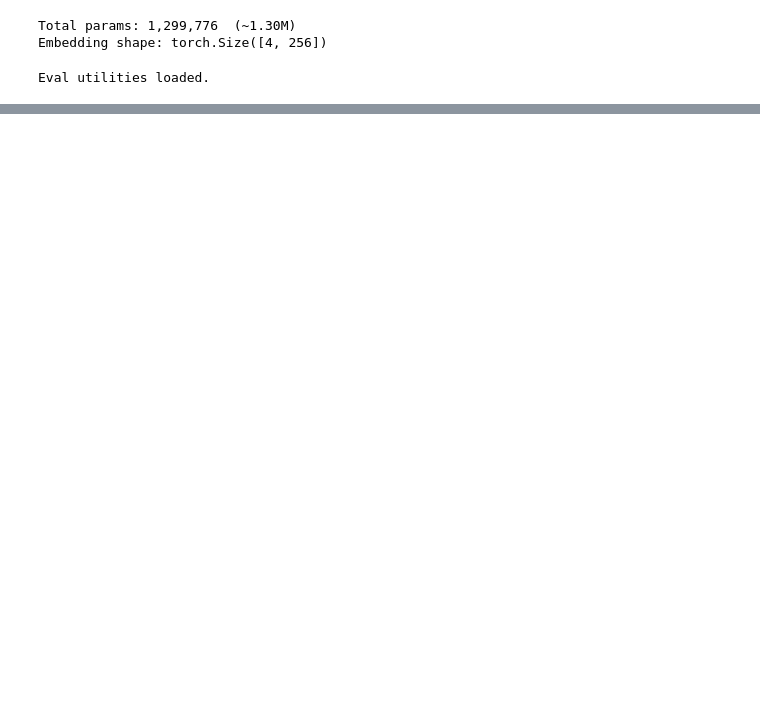
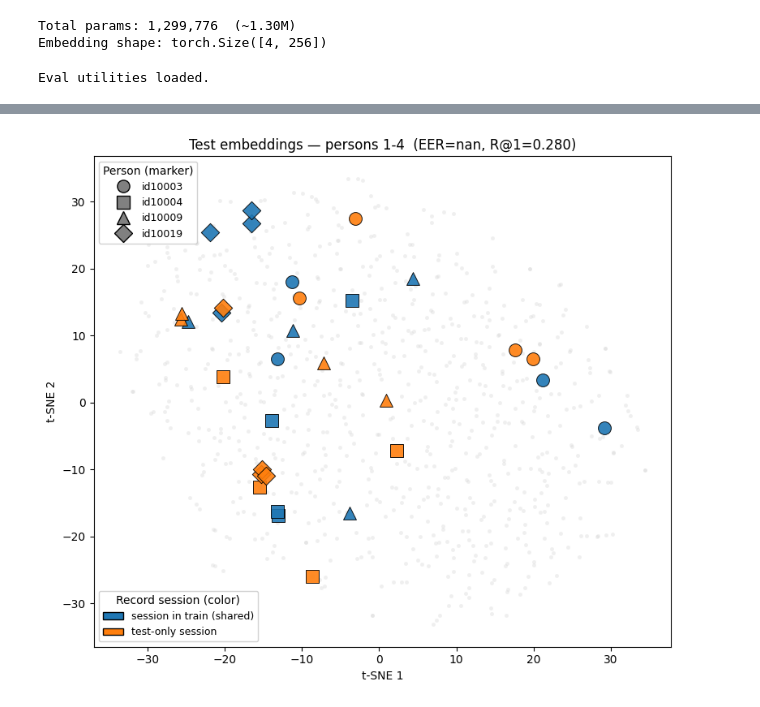
Before and after one commit to qphulong/snn_playground, a Jupyter notebook: training/be_ann_w_fingerprints/fingerprint_embedding_poc.ipynb, the cells around one changed output, grey strips where cells are left out. Cells and saved outputs as stored; diff of their text form; code cells hidden in the pictures; blank space fills up the shorter version.

```diff
--- a/training/be_ann_w_fingerprints/fingerprint_embedding_poc.ipynb
+++ b/training/be_ann_w_fingerprints/fingerprint_embedding_poc.ipynb
@@ -416,24 +427,86 @@ Final — R@1=1.000  R@5=1.000  EER=0.000  mAP=1.000
 # %%
-ckpt = torch.load(CHECKPOINT, map_location=DEVICE)
+import math
+from matplotlib.lines import Line2D
+from matplotlib.patches import Patch
+
+# ── Load the trained checkpoint ────────────────────────────────────────────────
+CKPT_PATH = "/kaggle/input/datasets/qphulong/snn-100person-vox1-fingerprints/best_model.pth"
+ckpt = torch.load(CKPT_PATH, map_location=DEVICE, weights_only=False)
 model.load_state_dict(ckpt["model"])
 
+# ── Record-session membership: is each test sample's (person, record) in train? ─
+_dev  = np.load(DEV_NPZ,  allow_pickle=True)
+_test = np.load(TEST_NPZ, allow_pickle=True)
+train_sessions = set(zip(_dev["person_ids"].tolist(), _dev["record_ids"].tolist()))
+rec_val = _test["record_ids"]
+assert np.array_equal(_test["person_ids"], pid_val), "TEST_NPZ order changed vs cell 2"
+in_train = np.array([(p, r) in train_sessions
+                     for p, r in zip(pid_val, rec_val)])   # (800,) bool
+print(f"Test samples: {len(in_train)}  |  session-in-train: {in_train.sum()}  "
+      f"test-only: {(~in_train).sum()}")
+
+# ── Encode all test embeddings (val_loader is shuffle=False → order preserved) ──
 q_emb, q_lbl = encode_all(val_loader, model)
+assert np.array_equal(q_lbl.numpy(), y_val), "embedding order misaligned with labels"
 emb_np = q_emb.numpy()
-lbl_np = q_lbl.numpy()
 
-tsne   = TSNE(n_components=2, perplexity=15, random_state=42, max_iter=1000)
-coords = tsne.fit_transform(emb_np)
+# ── Single global t-SNE → shared coordinates across all 25 images ───────────────
+perp   = min(30, len(emb_np) - 1)
+coords = TSNE(n_components=2, perplexity=perp, init="pca",
+              random_state=42, max_iter=1000).fit_transform(emb_np)
 
-colors = plt.cm.tab10(np.linspace(0, 1, NUM_CLASSES))
-fig, ax = plt.subplots(figsize=(8, 6))
-for ci, person in enumerate(all_persons):
-    mask = lbl_np == ci
-    ax.scatter(coords[mask, 0], coords[mask, 1],
-               c=[colors[ci]], label=person, s=70, alpha=0.85, edgecolors="none")
-ax.legend(fontsize=7, ncol=2, loc="best")
-ax.set(xlabel="t-SNE 1", ylabel="t-SNE 2",
-       title=f"t-SNE val embeddings — best model (Rank-1={ckpt['rank1']:.3f})")
-plt.tight_layout()
-plt.savefig(os.path.join(os.path.dirname(CHECKPOINT), "tsne.png"), dpi=120)
-plt.show()
+# ── Render 25 images, 4 persons each ────────────────────────────────────────────
+#   color  = record-session membership (blue = in train, orange = test-only)
+#   marker = person within the image (4 distinct shapes)
+PERSONS_PER_IMG = 4
+COLOR_IN, COLOR_OUT = "tab:blue", "tab:orange"
+MARKERS = ["o", "s", "^", "D"]
+OUT_DIR = WORK_DIR
+n_images = math.ceil(len(all_persons) / PERSONS_PER_IMG)
+pid_arr  = np.asarray(pid_val)
+
+for img_idx in range(n_images):
+    group = all_persons[img_idx * PERSONS_PER_IMG:(img_idx + 1) * PERSONS_PER_IMG]
+    fig, ax = plt.subplots(figsize=(8, 7))
+
+    # faint backdrop of every test embedding for global context
+    ax.scatter(coords[:, 0], coords[:, 1], c="lightgrey", s=12,
+               alpha=0.35, linewidths=0, zorder=1)
+
+    for pi, person in enumerate(group):
+        pmask = pid_arr == person
+        for memb, color in ((True, COLOR_IN), (False, COLOR_OUT)):
+            m = pmask & (in_train == memb)
+            if not m.any():
+                continue
+            ax.scatter(coords[m, 0], coords[m, 1], c=color, marker=MARKERS[pi],
+                       s=130, edgecolors="black", linewidths=0.7,
+                       alpha=0.9, zorder=3)
+
+    # legend: marker = person, color = session membership
+    person_handles = [Line2D([0], [0], marker=MARKERS[pi], color="w",
+                             markerfacecolor="grey", markeredgecolor="black",
+                             markersize=11, label=person)
+                      for pi, person in enumerate(group)]
+    color_handles = [Patch(facecolor=COLOR_IN,  edgecolor="black", label="session in train (shared)"),
+                     Patch(facecolor=COLOR_OUT, edgecolor="black", label="test-only session")]
+    leg1 = ax.legend(handles=person_handles, title="Person (marker)",
+                     loc="upper left", fontsize=9, framealpha=0.9)
+    ax.add_artist(leg1)
+    ax.legend(handles=color_handles, title="Record session (color)",
+              loc="lower left", fontsize=9, framealpha=0.9)
+
+    ax.set(xlabel="t-SNE 1", ylabel="t-SNE 2",
+           title=f"Test embeddings — persons {img_idx*PERSONS_PER_IMG+1}-"
+                 f"{img_idx*PERSONS_PER_IMG+len(group)}  "
+                 f"(EER={ckpt.get('eer', float('nan')):.3f}, "
+                 f"R@1={ckpt.get('rank1', float('nan')):.3f})")
+    plt.tight_layout()
+    out_path = os.path.join(OUT_DIR, f"tsne_group_{img_idx:02d}.png")
+    plt.savefig(out_path, dpi=120)
+    plt.show()
+    plt.close(fig)
+
+print(f"\nSaved {n_images} images → {OUT_DIR}/tsne_group_00.png … "
+      f"tsne_group_{n_images-1:02d}.png")
 # %% [output]
@@ -440,0 +514 @@ ValueError: perplexity (15) must be less than n_samples (1)
+[figure, added]
```
Also changed, not shown: parts of 11 cells of this notebook.
